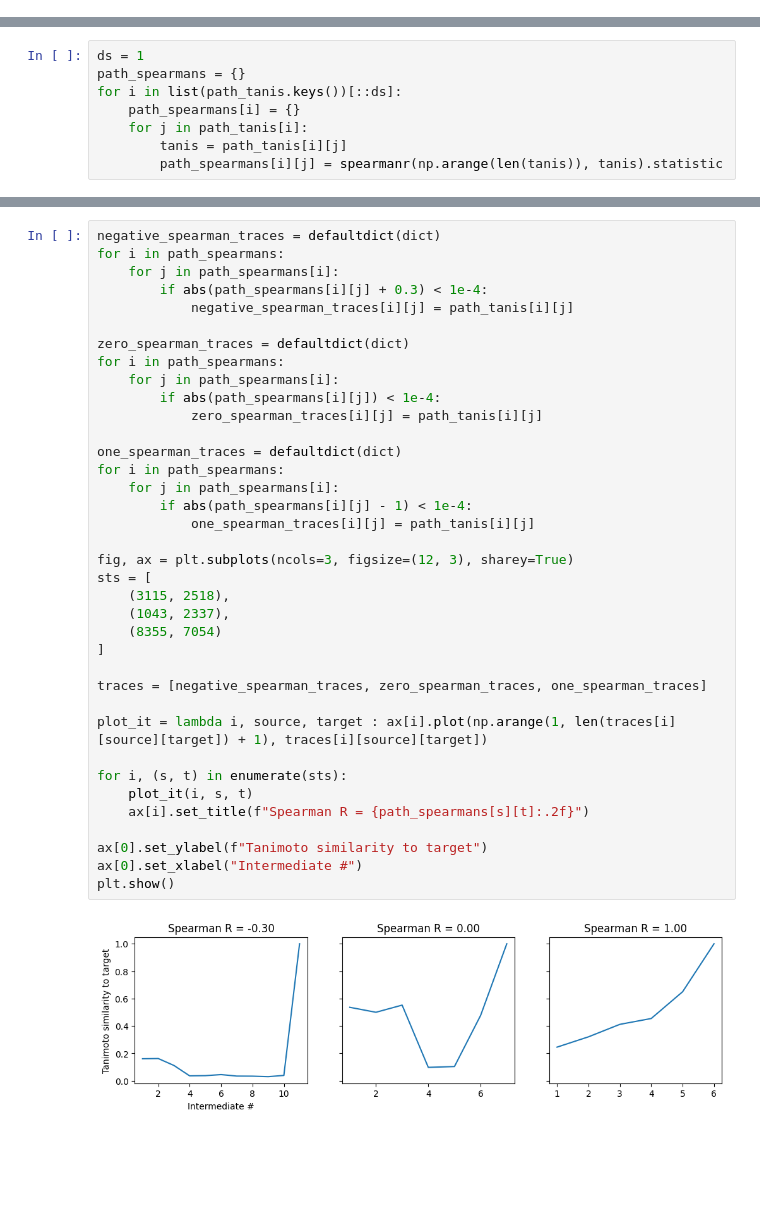
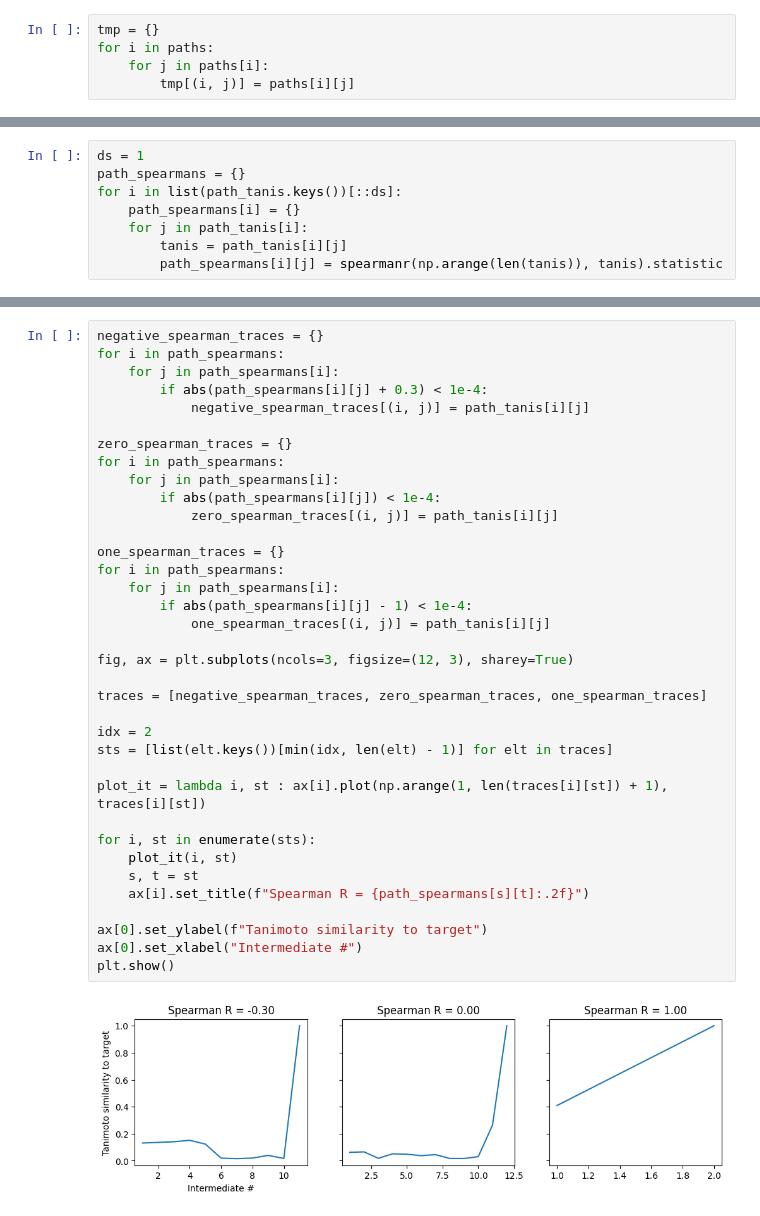
Before and after one commit to stefanpate/krxns, a Jupyter notebook: notebooks/path_structural_variation_analysis.ipynb, the cells around one changed output, grey strips where cells are left out. Drawn from its saved outputs; the diff is of its cells as text; blank space fills up the shorter version.

```diff
--- a/notebooks/path_structural_variation_analysis.ipynb
+++ b/notebooks/path_structural_variation_analysis.ipynb
@@ -76,6 +81,11 @@ and target are unspecified beginning in version 3.5
 To keep the current behavior, use:
 
         dict(nx.shortest_path(G))
+# %%
+tmp = {}
+for i in paths:
+    for j in paths[i]:
+        tmp[(i, j)] = paths[i][j]
 # %%
 path_tanis = defaultdict(dict)
 path_tanis_all_successors = defaultdict(dict)
@@ -114,39 +124,38 @@ plt.show()
 # %%
-negative_spearman_traces = defaultdict(dict)
+negative_spearman_traces = {}
 for i in path_spearmans:
     for j in path_spearmans[i]:
         if abs(path_spearmans[i][j] + 0.3) < 1e-4:
-            negative_spearman_traces[i][j] = path_tanis[i][j]
+            negative_spearman_traces[(i, j)] = path_tanis[i][j]
 
-zero_spearman_traces = defaultdict(dict)
+zero_spearman_traces = {}
 for i in path_spearmans:
     for j in path_spearmans[i]:
         if abs(path_spearmans[i][j]) < 1e-4:
-            zero_spearman_traces[i][j] = path_tanis[i][j]
+            zero_spearman_traces[(i, j)] = path_tanis[i][j]
 
-one_spearman_traces = defaultdict(dict)
+one_spearman_traces = {}
 for i in path_spearmans:
     for j in path_spearmans[i]:
         if abs(path_spearmans[i][j] - 1) < 1e-4:
-            one_spearman_traces[i][j] = path_tanis[i][j]
+            one_spearman_traces[(i, j)] = path_tanis[i][j]
 
 fig, ax = plt.subplots(ncols=3, figsize=(12, 3), sharey=True)
-sts = [
-    (3115, 2518),
-    (1043, 2337),
-    (8355, 7054)
-]
 
 traces = [negative_spearman_traces, zero_spearman_traces, one_spearman_traces]
 
-plot_it = lambda i, source, target : ax[i].plot(np.arange(1, len(traces[i][source][target]) + 1), traces[i][source][target])
+idx = 2
+sts = [list(elt.keys())[min(idx, len(elt) - 1)] for elt in traces]
 
-for i, (s, t) in enumerate(sts):
-    plot_it(i, s, t)
+plot_it = lambda i, st : ax[i].plot(np.arange(1, len(traces[i][st]) + 1), traces[i][st])
+
+for i, st in enumerate(sts):
+    plot_it(i, st)
+    s, t = st
     ax[i].set_title(f"Spearman R = {path_spearmans[s][t]:.2f}")
 
 ax[0].set_ylabel(f"Tanimoto similarity to target")
 ax[0].set_xlabel("Intermediate #")
 plt.show()
 # %% [output]
-[figure, old version]
+[figure, new version]
```
Also changed, not shown: parts of 5 cells of this notebook, 5 other files.
